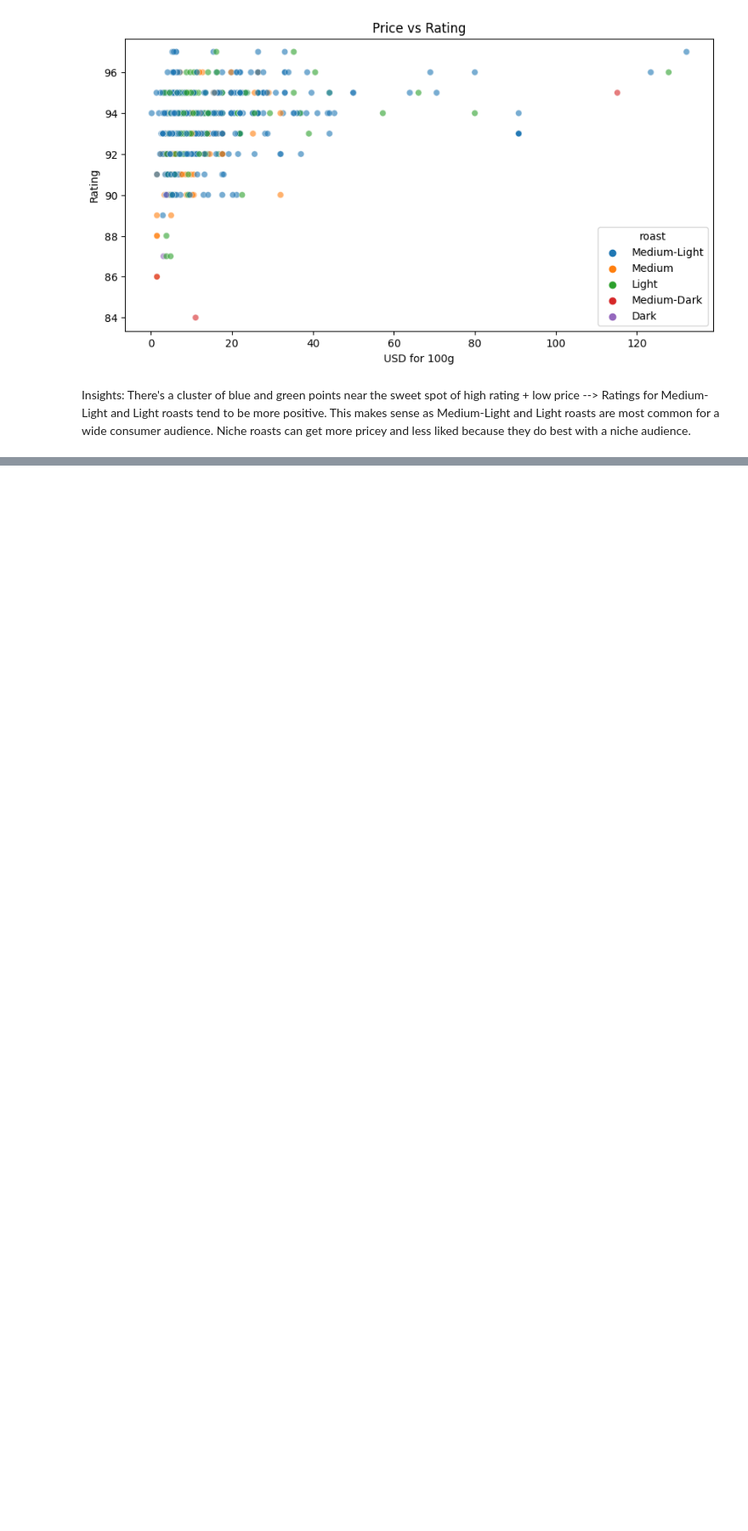
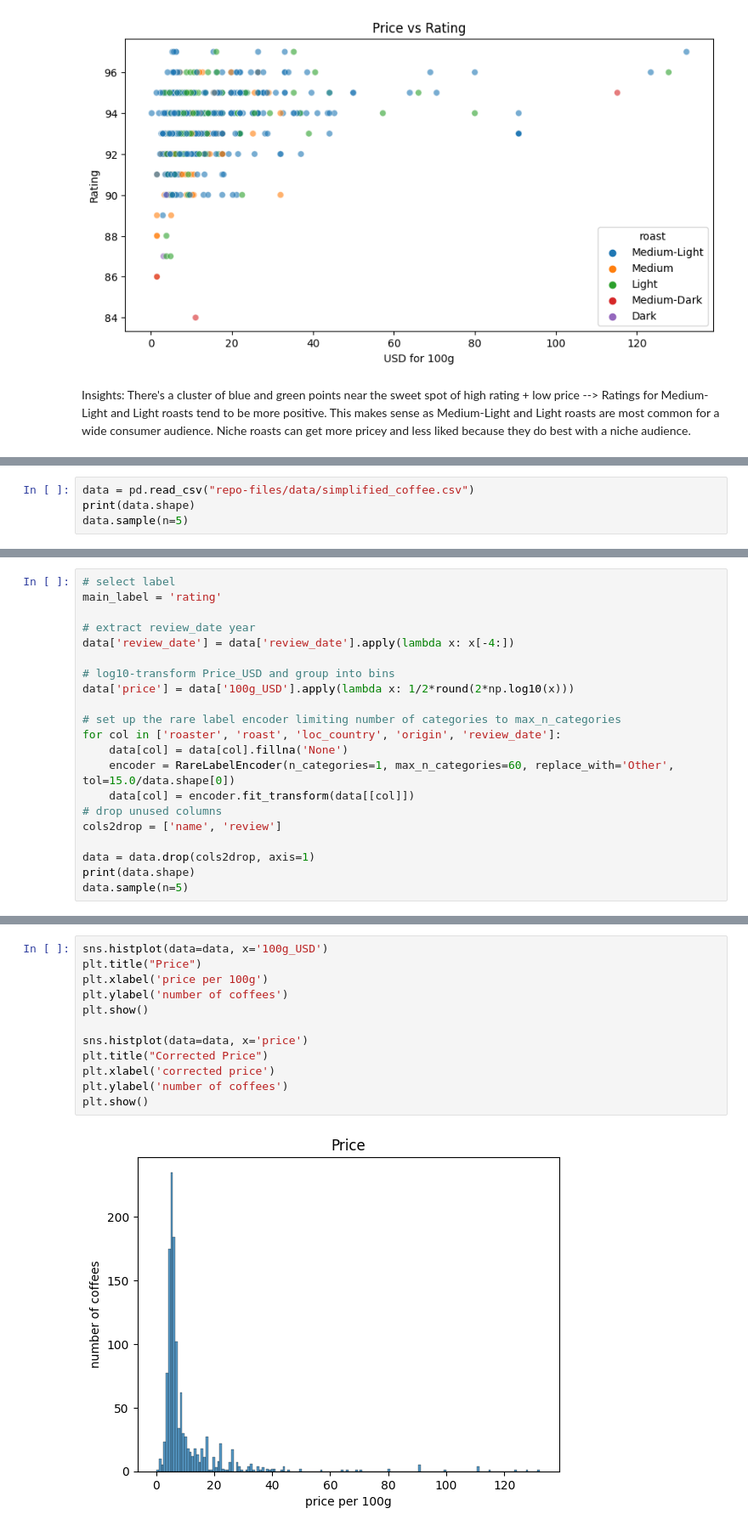
Before and after one commit to tanmayi2/CoffeeDataAnalysis-LCL, a Jupyter notebook: LunarCoLabDataAnalysis.ipynb, the cells around one changed output, grey strips where cells are left out. Shown: that part at 85% size. Saved outputs shown, nothing was run; the diff lists cells and outputs as text; blank space fills up the shorter version.

```diff
--- a/LunarCoLabDataAnalysis.ipynb
+++ b/LunarCoLabDataAnalysis.ipynb
@@ -47,0 +117,4 @@ Insights: There's a cluster of blue and green points near the sweet spot of high
+# %%
+data = pd.read_csv("repo-files/data/simplified_coffee.csv")
+print(data.shape)
+data.sample(n=5)
@@ -47,0 +129,21 @@ Insights: There's a cluster of blue and green points near the sweet spot of high
+# %%
+# select label
+main_label = 'rating'
+
+# extract review_date year
+data['review_date'] = data['review_date'].apply(lambda x: x[-4:])
+
+# log10-transform Price_USD and group into bins
+data['price'] = data['100g_USD'].apply(lambda x: 1/2*round(2*np.log10(x)))
+
+# set up the rare label encoder limiting number of categories to max_n_categories
+for col in ['roaster', 'roast', 'loc_country', 'origin', 'review_date']:
+    data[col] = data[col].fillna('None')
+    encoder = RareLabelEncoder(n_categories=1, max_n_categories=60, replace_with='Other', tol=15.0/data.shape[0])
+    data[col] = encoder.fit_transform(data[[col]])
+# drop unused columns
+cols2drop = ['name', 'review']
+
+data = data.drop(cols2drop, axis=1)
+print(data.shape)
+data.sample(n=5)
@@ -47,0 +158,14 @@ Insights: There's a cluster of blue and green points near the sweet spot of high
+# %%
+sns.histplot(data=data, x='100g_USD')
+plt.title("Price")
+plt.xlabel('price per 100g')
+plt.ylabel('number of coffees')
+plt.show()
+
+sns.histplot(data=data, x='price')
+plt.title("Corrected Price")
+plt.xlabel('corrected price')
+plt.ylabel('number of coffees')
+plt.show()
+# %% [output]
+[figure, added]
```
Also changed, not shown: parts of 17 cells of this notebook.
